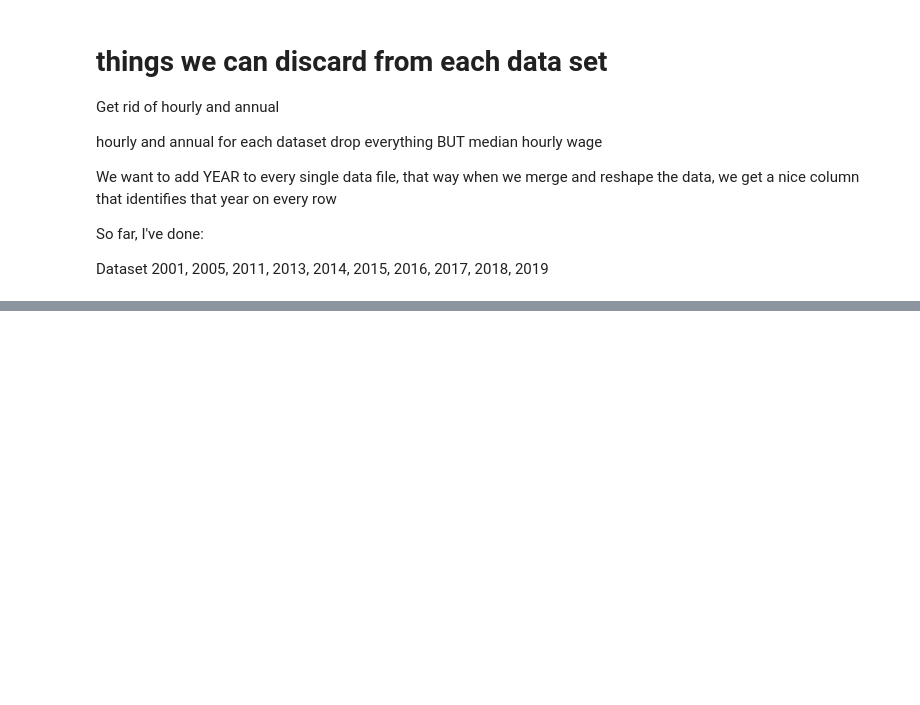
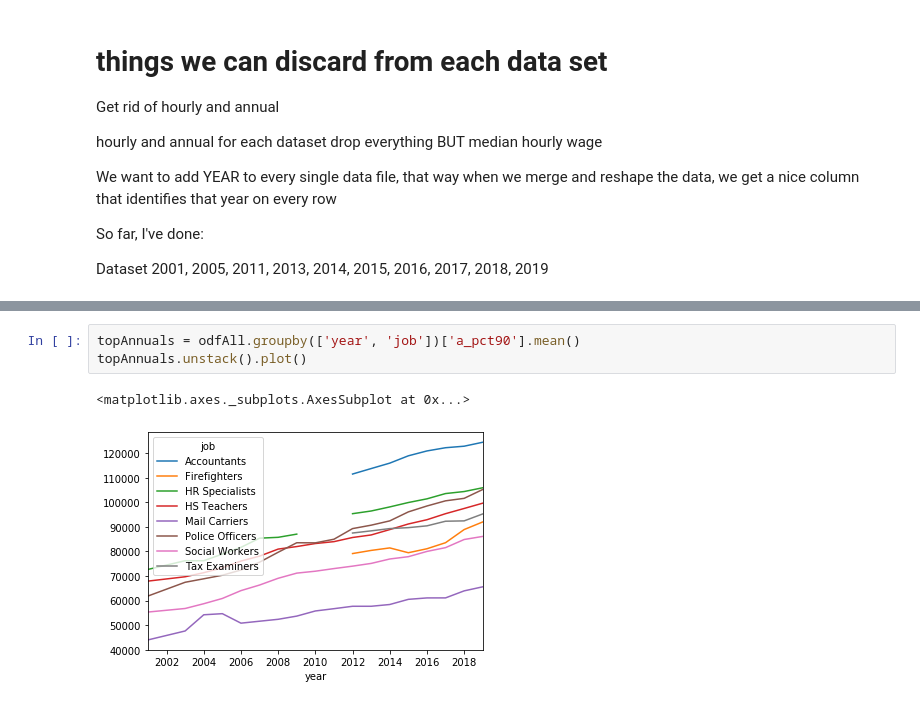
Before and after one commit to danieladea/DS4A-Project, a Jupyter notebook: Teacher Salary Analysis.ipynb, the cells around one changed output, grey strips where cells are left out. Drawn from its saved outputs; the diff is of its cells as text; blank space fills up the shorter version.

```diff
--- a/Teacher Salary Analysis.ipynb
+++ b/Teacher Salary Analysis.ipynb
@@ -515,0 +674,6 @@ Dataset 2001, 2005, 2011, 2013, 2014, 2015, 2016, 2017, 2018, 2019
+# %%
+topAnnuals = odfAll.groupby(['year', 'job'])['a_pct90'].mean()
+topAnnuals.unstack().plot()
+# %% [output]
+<matplotlib.axes._subplots.AxesSubplot at 0x...>
+[figure, added]
```
Also changed, not shown: parts of 22 cells of this notebook, 2 other files.
